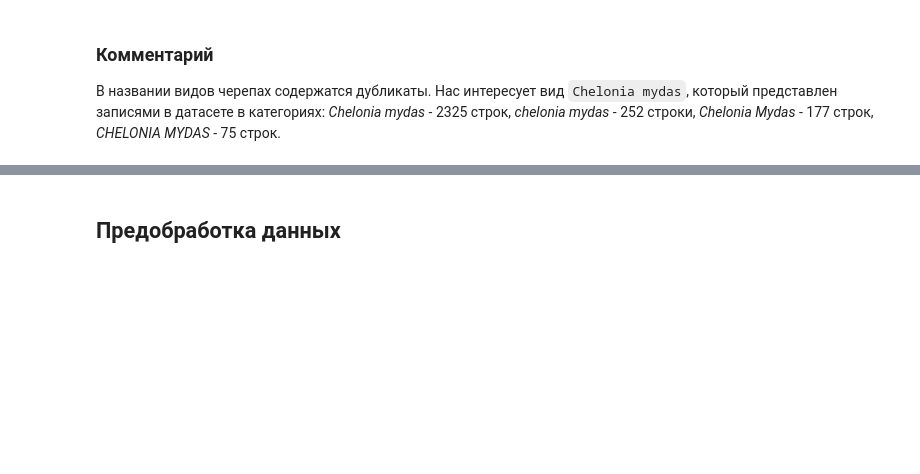
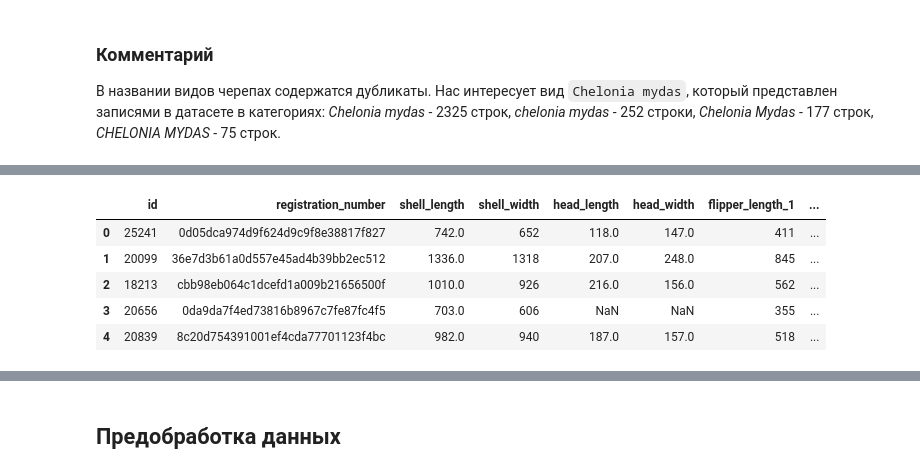
Before and after one commit to TemaQDX/project_turtle, a Jupyter notebook: project_turtle_sprint_10_Artem_Burov.ipynb, the cells around one changed output, grey strips where cells are left out. Cells and saved outputs as stored; diff of their text form; code cells hidden in the pictures; blank space fills up the shorter version.

```diff
--- a/project_turtle_sprint_10_Artem_Burov.ipynb
+++ b/project_turtle_sprint_10_Artem_Burov.ipynb
@@ -177,0 +226,10 @@ Name: count, dtype: int64
+# %%
+df_chelodia_mydas = df_chelodia_mydas.drop(columns=['binomial_name', 'shell_crack'])
+df_chelodia_mydas.head()
+# %% [output]
+|  | id | registration_number | shell_length | shell_width | head_length | head_width | flipper_length_1 | ... |
+| 0 | 25241 | 0d05dca974d9f624d9c9f8e38817f827 | 742.0 | 652 | 118.0 | 147.0 | 411 | ... |
+| 1 | 20099 | 36e7d3b61a0d557e45ad4b39bb2ec512 | 1336.0 | 1318 | 207.0 | 248.0 | 845 | ... |
+| 2 | 18213 | cbb98eb064c1dcefd1a009b21656500f | 1010.0 | 926 | 216.0 | 156.0 | 562 | ... |
+| 3 | 20656 | 0da9da7f4ed73816b8967c7fe87fc4f5 | 703.0 | 606 | NaN | NaN | 355 | ... |
+| 4 | 20839 | 8c20d754391001ef4cda77701123f4bc | 982.0 | 940 | 187.0 | 157.0 | 518 | ... |
```
Also changed, not shown: parts of 18 cells of this notebook.
